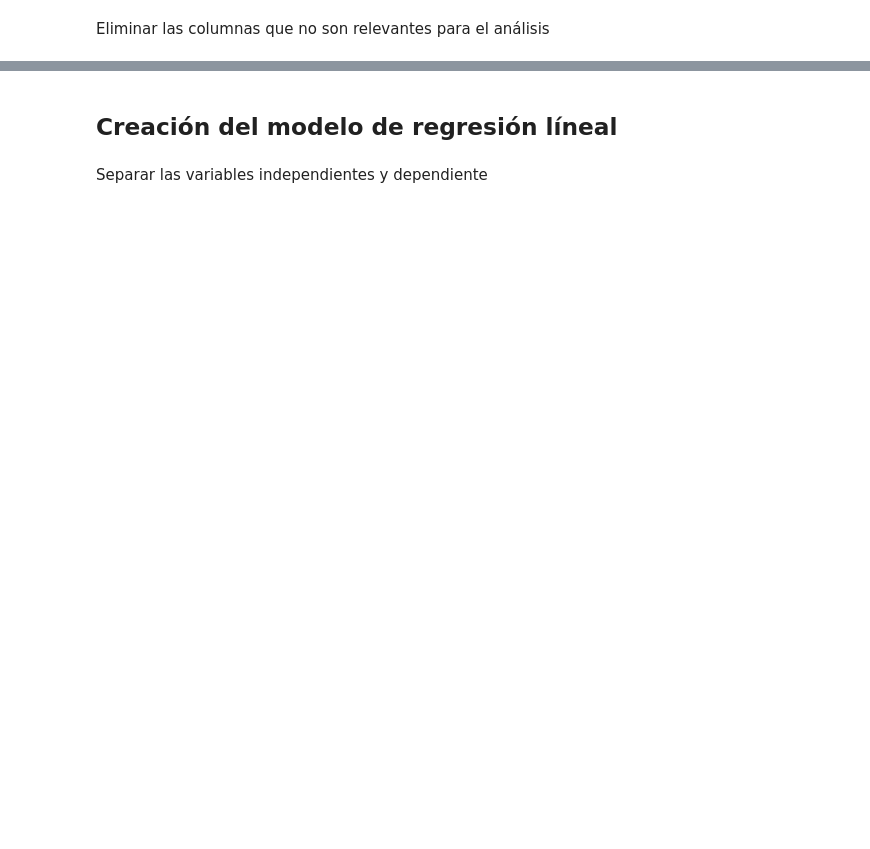
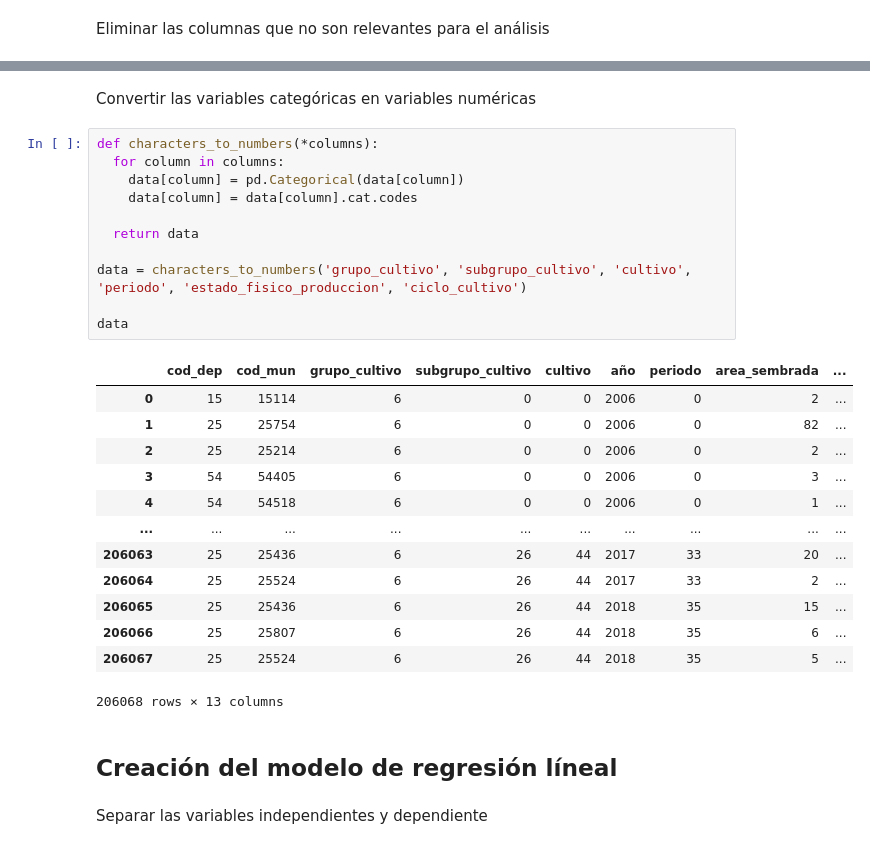
Before and after one commit to AlexTorresDev/Analisis-de-Datos, a Jupyter notebook: notebooks/proyecto 1.ipynb, the cells around one changed output, grey strips where cells are left out. Saved outputs shown, nothing was run; the diff lists cells and outputs as text; blank space fills up the shorter version.

```diff
--- a/notebooks/proyecto 1.ipynb
+++ b/notebooks/proyecto 1.ipynb
@@ -300,3 +240,30 @@ KeyError: "['cod_dep'] not found in axis"
+# %% [markdown]
+Convertir las variables categóricas en variables numéricas
+# %%
+def characters_to_numbers(*columns):
+  for column in columns:
+    data[column] = pd.Categorical(data[column])
+    data[column] = data[column].cat.codes
+
+  return data
+
+data = characters_to_numbers('grupo_cultivo', 'subgrupo_cultivo', 'cultivo', 'periodo', 'estado_fisico_produccion', 'ciclo_cultivo')
+
+data
+# %% [output]
+|  | cod_dep | cod_mun | grupo_cultivo | subgrupo_cultivo | cultivo | año | periodo | area_sembrada | ... |
+| 0 | 15 | 15114 | 6 | 0 | 0 | 2006 | 0 | 2 | ... |
+| 1 | 25 | 25754 | 6 | 0 | 0 | 2006 | 0 | 82 | ... |
+| 2 | 25 | 25214 | 6 | 0 | 0 | 2006 | 0 | 2 | ... |
+| 3 | 54 | 54405 | 6 | 0 | 0 | 2006 | 0 | 3 | ... |
+| 4 | 54 | 54518 | 6 | 0 | 0 | 2006 | 0 | 1 | ... |
+| ... | ... | ... | ... | ... | ... | ... | ... | ... | ... |
+| 206063 | 25 | 25436 | 6 | 26 | 44 | 2017 | 33 | 20 | ... |
+| 206064 | 25 | 25524 | 6 | 26 | 44 | 2017 | 33 | 2 | ... |
+| 206065 | 25 | 25436 | 6 | 26 | 44 | 2018 | 35 | 15 | ... |
+| 206066 | 25 | 25807 | 6 | 26 | 44 | 2018 | 35 | 6 | ... |
+| 206067 | 25 | 25524 | 6 | 26 | 44 | 2018 | 35 | 5 | ... |
+206068 rows × 13 columns
 # %% [markdown]
 ## Creación del modelo de regresión líneal
 # %% [markdown]
```
Also changed, not shown: parts of 20 cells of this notebook, 2 other files.
